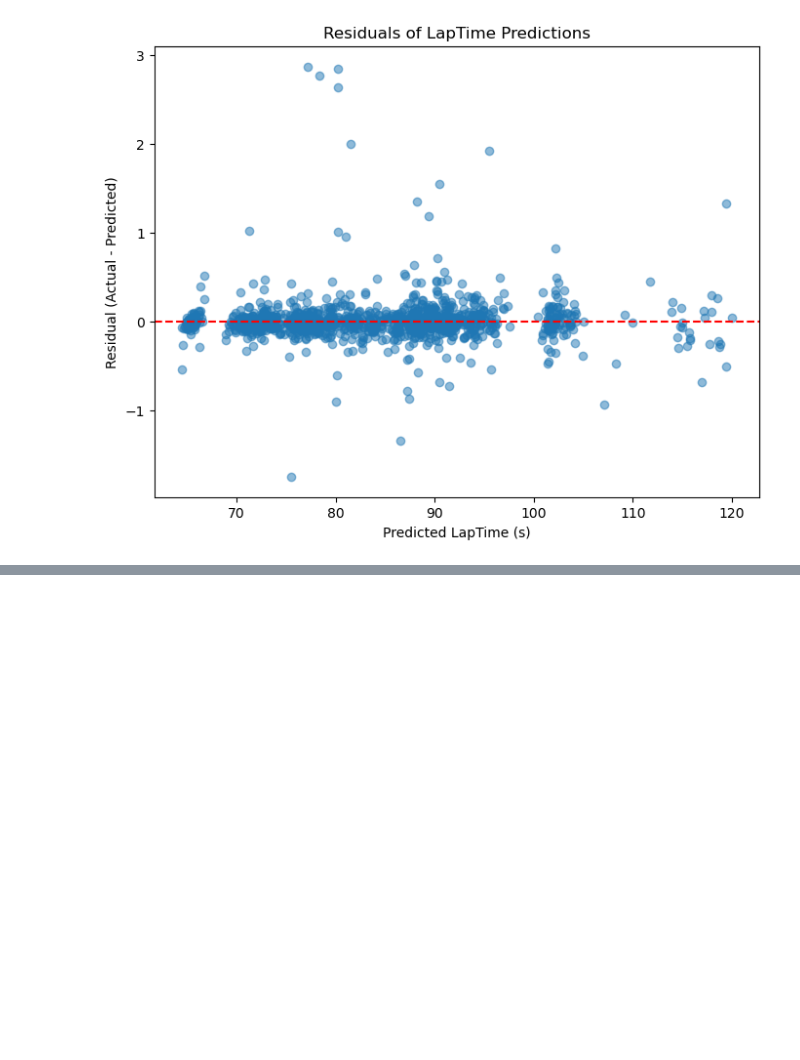
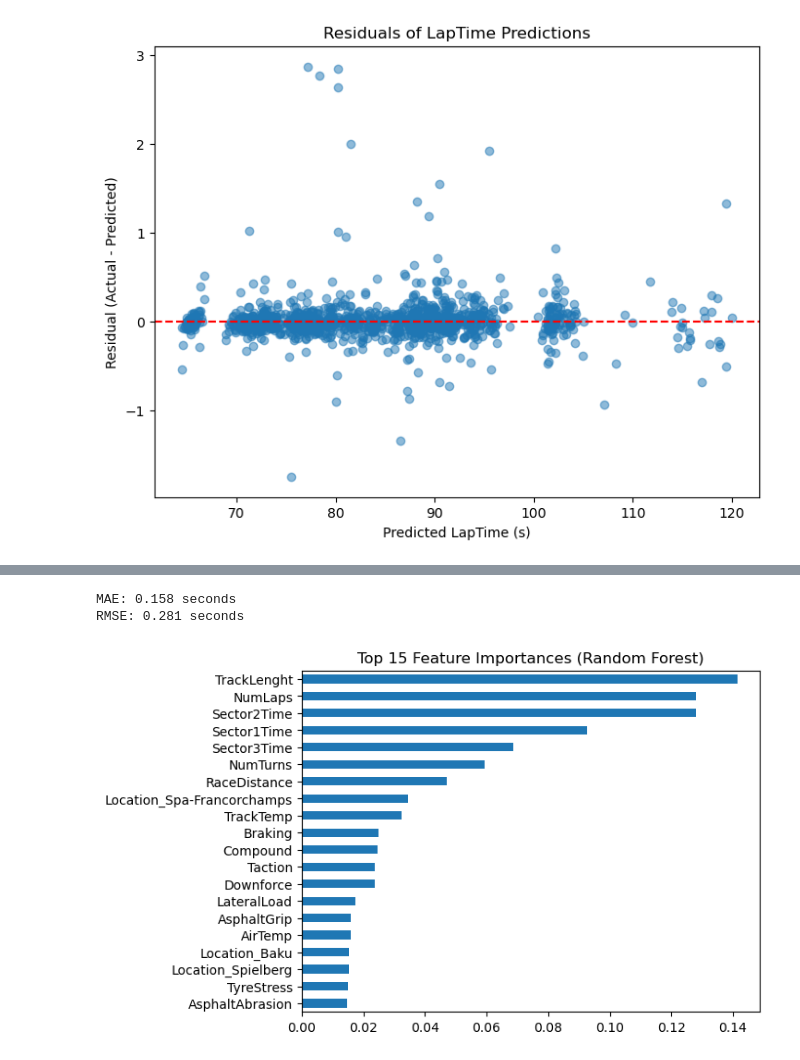
Before and after one commit to luk3luca/ML_F1, a Jupyter notebook: quali_predict_ml.ipynb, the cells around one changed output, grey strips where cells are left out. Saved outputs shown, nothing was run; the diff lists cells and outputs as text; code cells hidden in the pictures; blank space fills up the shorter version.

```diff
--- a/quali_predict_ml.ipynb
+++ b/quali_predict_ml.ipynb
@@ -206,0 +286,29 @@ plt.show()
+# %%
+best_rf = RandomForestRegressor(
+    max_depth=30,
+    max_features='sqrt',
+    min_samples_leaf=1,
+    min_samples_split=2,
+    n_estimators=400,
+    random_state=42,
+    n_jobs=-1
+)
+
+best_rf.fit(X_train, y_train)
+preds = best_rf.predict(X_test)
+
+mae = mean_absolute_error(y_test, preds)
+rmse = np.sqrt(mean_squared_error(y_test, preds))
+print(f"MAE: {mae:.3f} seconds")
+print(f"RMSE: {rmse:.3f} seconds")
+# %% [output]
+MAE: 0.158 seconds
+RMSE: 0.281 seconds
+# %%
+importances = pd.Series(best_rf.feature_importances_, index=X_train.columns)
+importances.nlargest(20).plot(kind='barh')
+plt.title("Top 15 Feature Importances (Random Forest)")
+plt.gca().invert_yaxis()
+plt.show()
+# %% [output]
+[figure, added]
```
Also changed, not shown: parts of 37 cells of this notebook.
